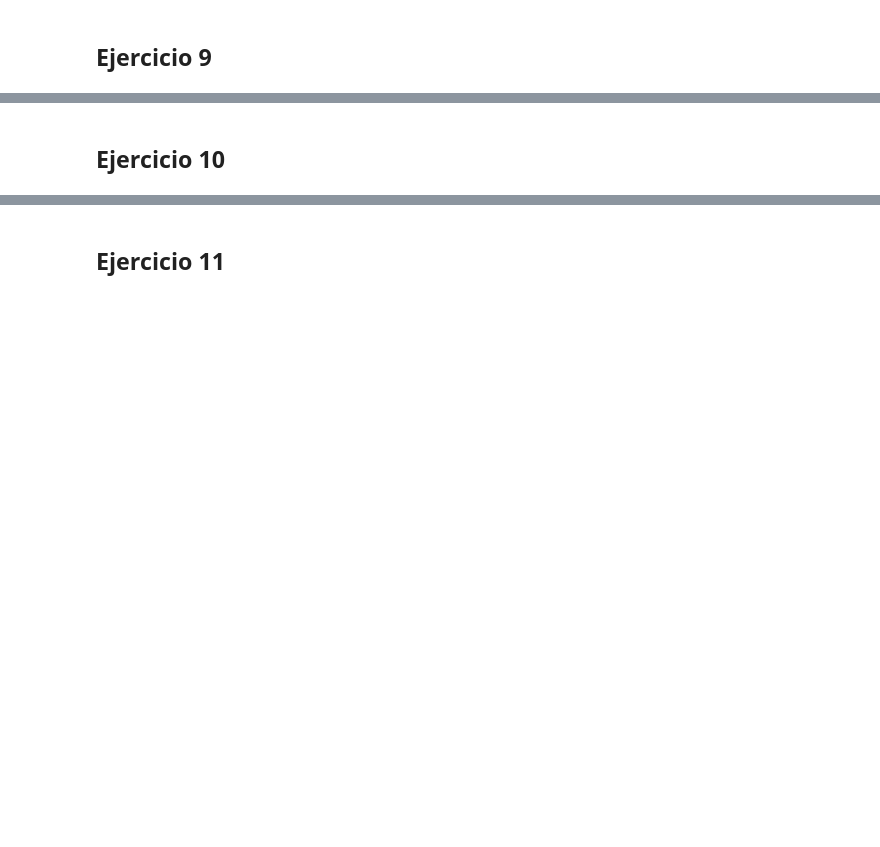
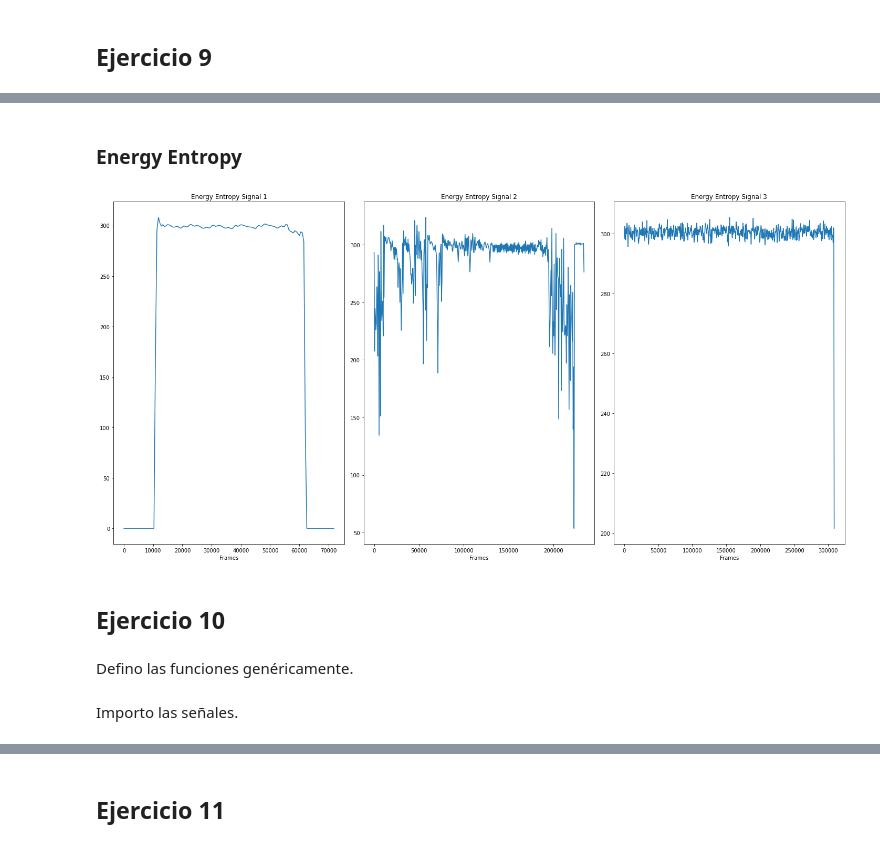
Before and after one commit to martinhaimovich2010/TP1_DSP, a Jupyter notebook: TP1_DSP_Haimovich_Veiga.ipynb, the cells around one changed output, grey strips where cells are left out. Drawn from its saved outputs; the diff is of its cells as text; code cells hidden in the pictures; blank space fills up the shorter version.

```diff
--- a/TP1_DSP_Haimovich_Veiga.ipynb
+++ b/TP1_DSP_Haimovich_Veiga.ipynb
@@ -610,2 +734,30 @@ Se puede apreciar que el filtraje con la ventana Blackman es mucho mejor que el
+# %% [markdown]
+### Energy Entropy
+# %%
+
+ENEN1 = energyEntropy(1000, signal1, 200, 500)
+ENEN2 = energyEntropy(1000, signal2, 200, 500)
+ENEN3 = energyEntropy(1000, signal3, 200, 500)
+
+plt.figure(16, figsize=(20,10))
+plt.subplot(1,3,1)
+plt.title('Energy Entropy Signal 1')
+plt.xlabel('Frames')
+plt.plot(np.linspace(0,len(signal1),len(ENEN1)), np.array(ENEN1))
+plt.subplot(1,3,2)
+plt.title('Energy Entropy Signal 2')
+plt.xlabel('Frames')
+plt.plot(np.linspace(0,len(signal2),len(ENEN2)), np.array(ENEN2))
+plt.subplot(1,3,3)
+plt.title('Energy Entropy Signal 3')
+plt.xlabel('Frames')
+plt.plot(np.linspace(0,len(signal3),len(ENEN3)), np.array(ENEN3))
+
+plt.tight_layout()
+plt.show()
+# %% [output]
+[figure, added]
 # %% [markdown]
 ## Ejercicio 10
+# %% [markdown]
+Defino las funciones genéricamente.
@@ -611,0 +819,2 @@ Se puede apreciar que el filtraje con la ventana Blackman es mucho mejor que el
+# %% [markdown]
+Importo las señales.
```
Also changed, not shown: parts of 47 cells of this notebook, 1 other file.
